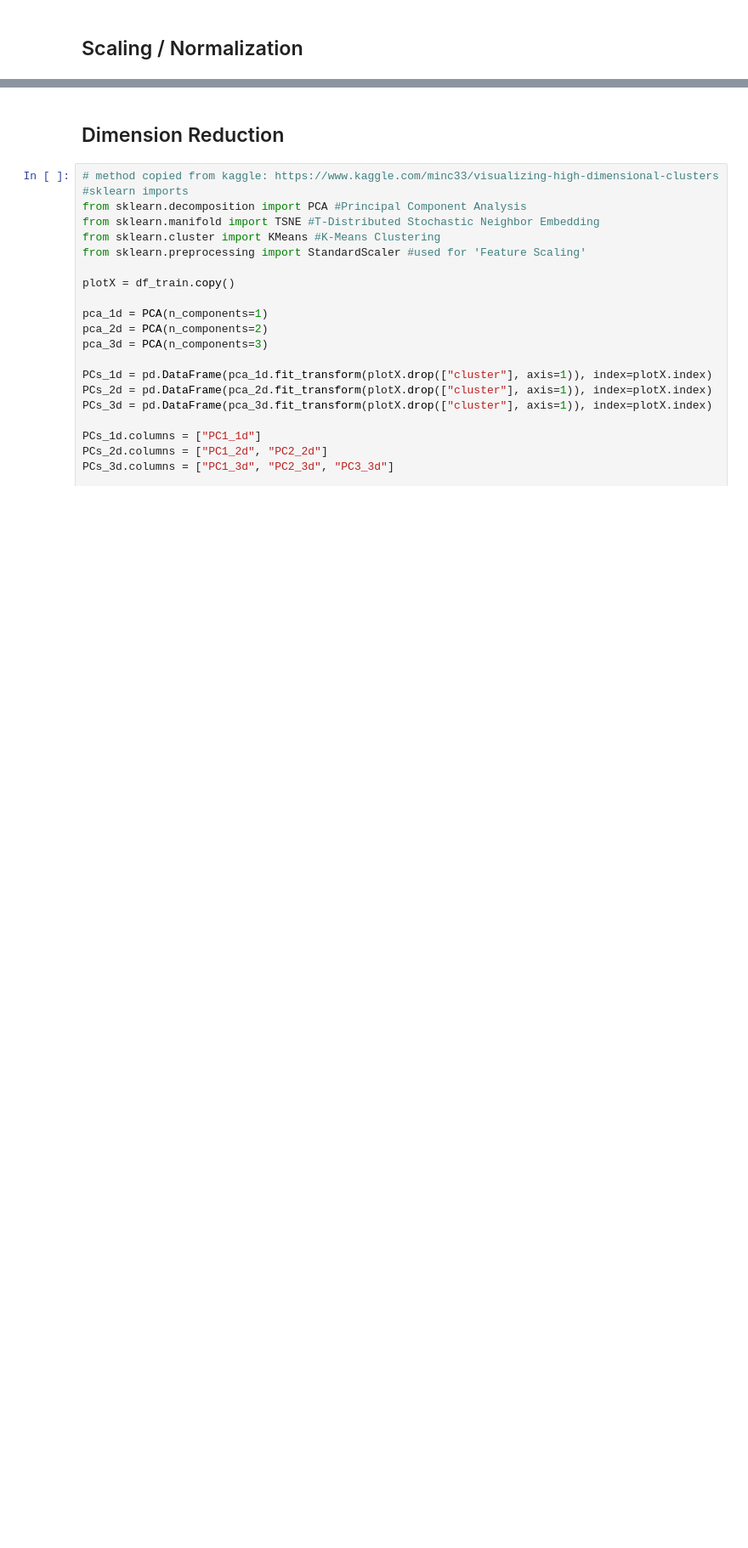
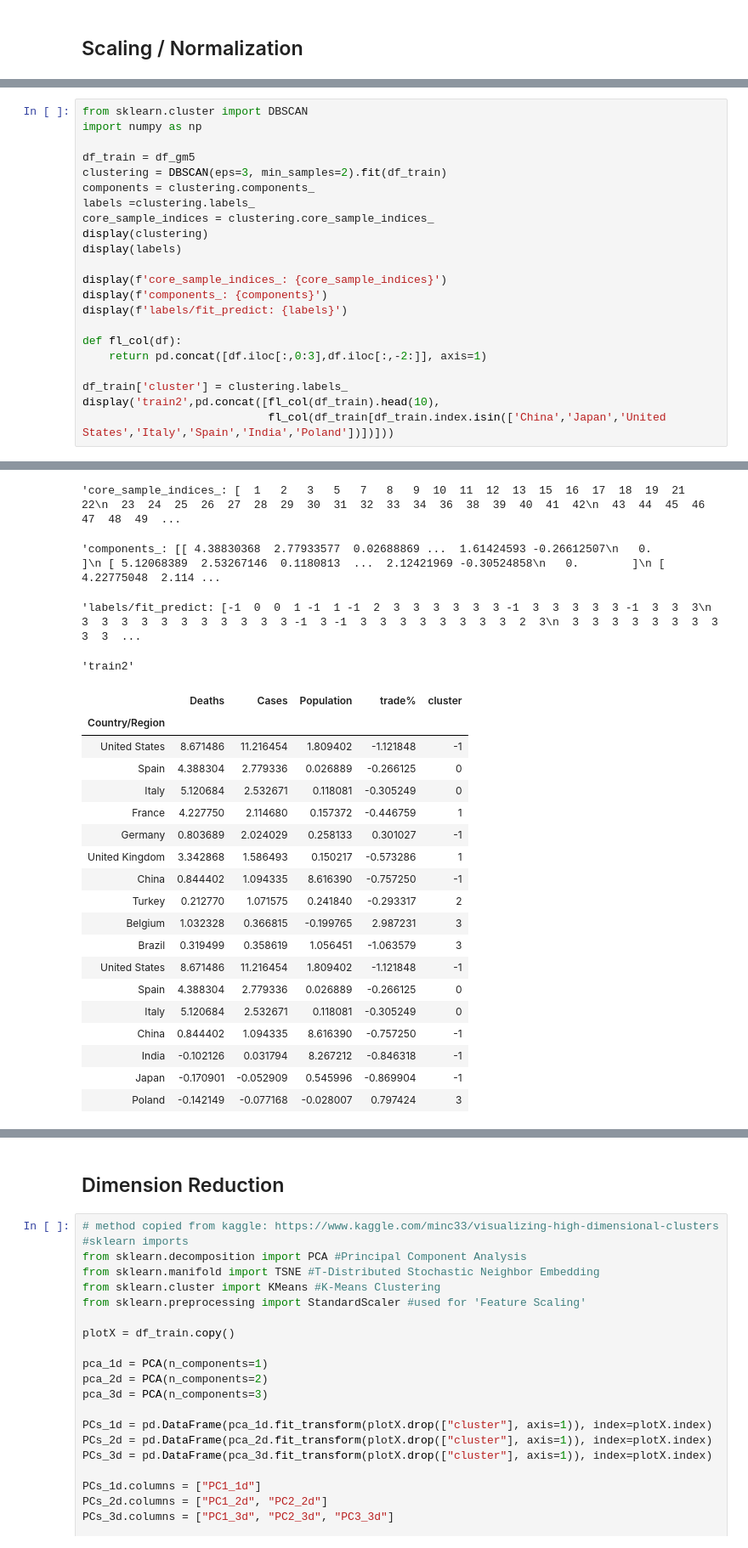
Before and after one commit to dougfoo/machineLearning, a Jupyter notebook: covid/COVID-global-clustering.ipynb, the cells around one changed output, grey strips where cells are left out. Shown at 85% size. Cells and saved outputs as stored; diff of their text form; blank space fills up the shorter version.

```diff
--- a/covid/COVID-global-clustering.ipynb
+++ b/covid/COVID-global-clustering.ipynb
@@ -448,0 +455,23 @@ array([[-2.13750817e-01, -2.01097377e-01,  8.26989504e-02,
+# %%
+from sklearn.cluster import DBSCAN
+import numpy as np
+
+df_train = df_gm5
+clustering = DBSCAN(eps=3, min_samples=2).fit(df_train)
+components = clustering.components_
+labels =clustering.labels_
+core_sample_indices = clustering.core_sample_indices_
+display(clustering)
+display(labels)
+
+display(f'core_sample_indices_: {core_sample_indices}')
+display(f'components_: {components}')
+display(f'labels/fit_predict: {labels}')
+
+def fl_col(df):
+    return pd.concat([df.iloc[:,0:3],df.iloc[:,-2:]], axis=1)
+
+df_train['cluster'] = clustering.labels_
+display('train2',pd.concat([fl_col(df_train).head(10),
+                            fl_col(df_train[df_train.index.isin(['China','Japan','United States','Italy','Spain','India','Poland'])])]))
+# %% [output]
@@ -448,0 +490,23 @@ array([[-2.13750817e-01, -2.01097377e-01,  8.26989504e-02,
+'core_sample_indices_: [  1   2   3   5   7   8   9  10  11  12  13  15  16  17  18  19  21  22\n  23  24  25  26  27  28  29  30  31  32  33  34  36  38  39  40  41  42\n  43  44  45  46  47  48  49  ...
+'components_: [[ 4.38830368  2.77933577  0.02688869 ...  1.61424593 -0.26612507\n   0.        ]\n [ 5.12068389  2.53267146  0.1180813  ...  2.12421969 -0.30524858\n   0.        ]\n [ 4.22775048  2.114 ...
+'labels/fit_predict: [-1  0  0  1 -1  1 -1  2  3  3  3  3  3  3 -1  3  3  3  3  3 -1  3  3  3\n  3  3  3  3  3  3  3  3  3  3  3 -1  3 -1  3  3  3  3  3  3  3  3  2  3\n  3  3  3  3  3  3  3  3  3  3  ...
+'train2'
+|  | Deaths | Cases | Population | trade% | cluster |
+| Country/Region |  |  |  |  |  |
+| United States | 8.671486 | 11.216454 | 1.809402 | -1.121848 | -1 |
+| Spain | 4.388304 | 2.779336 | 0.026889 | -0.266125 | 0 |
+| Italy | 5.120684 | 2.532671 | 0.118081 | -0.305249 | 0 |
+| France | 4.227750 | 2.114680 | 0.157372 | -0.446759 | 1 |
+| Germany | 0.803689 | 2.024029 | 0.258133 | 0.301027 | -1 |
+| United Kingdom | 3.342868 | 1.586493 | 0.150217 | -0.573286 | 1 |
+| China | 0.844402 | 1.094335 | 8.616390 | -0.757250 | -1 |
+| Turkey | 0.212770 | 1.071575 | 0.241840 | -0.293317 | 2 |
+| Belgium | 1.032328 | 0.366815 | -0.199765 | 2.987231 | 3 |
+| Brazil | 0.319499 | 0.358619 | 1.056451 | -1.063579 | 3 |
+| United States | 8.671486 | 11.216454 | 1.809402 | -1.121848 | -1 |
+| Spain | 4.388304 | 2.779336 | 0.026889 | -0.266125 | 0 |
+| Italy | 5.120684 | 2.532671 | 0.118081 | -0.305249 | 0 |
+| China | 0.844402 | 1.094335 | 8.616390 | -0.757250 | -1 |
+| India | -0.102126 | 0.031794 | 8.267212 | -0.846318 | -1 |
+| Japan | -0.170901 | -0.052909 | 0.545996 | -0.869904 | -1 |
+| Poland | -0.142149 | -0.077168 | -0.028007 | 0.797424 | 3 |
```
Also changed, not shown: parts of 20 cells of this notebook, 1 other file.
